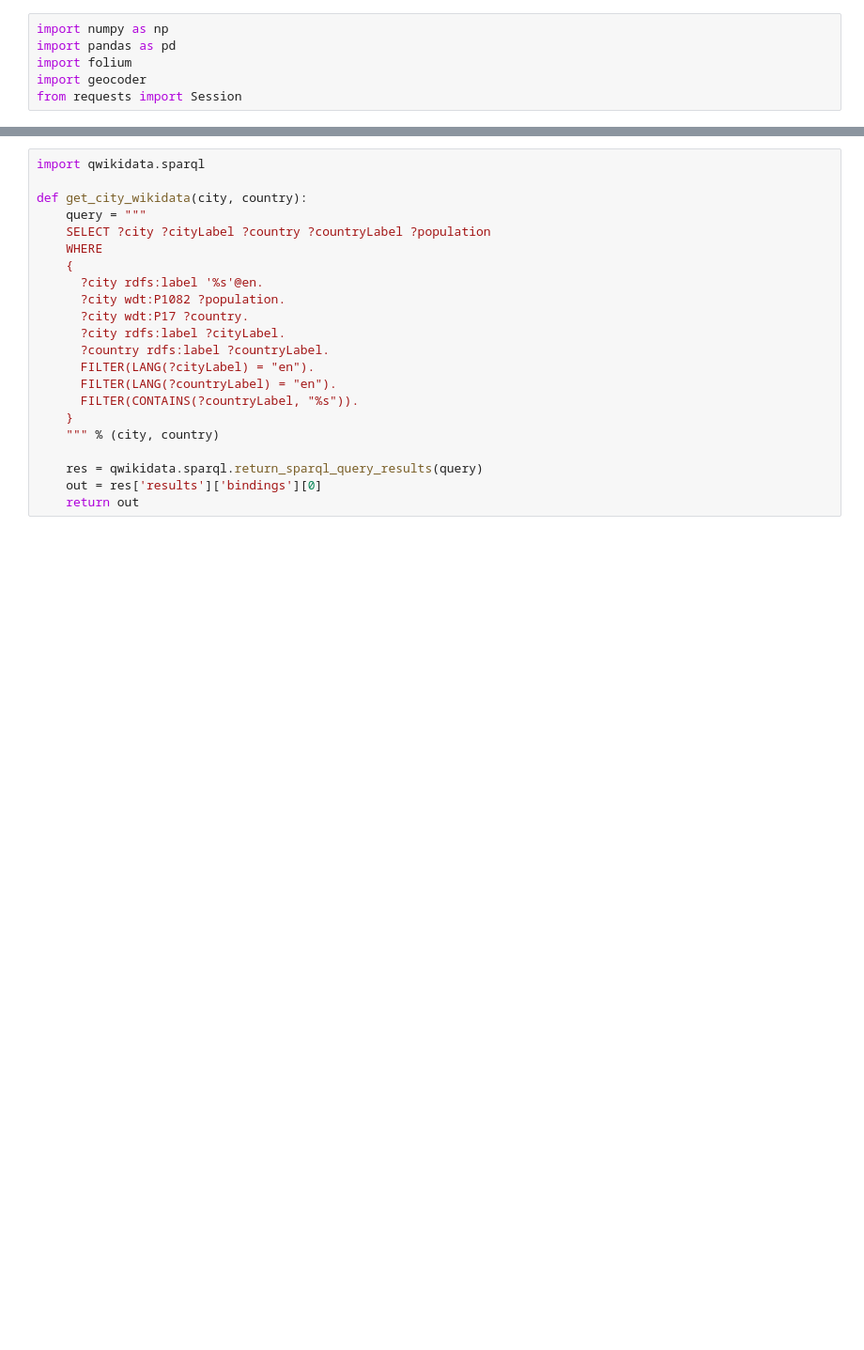
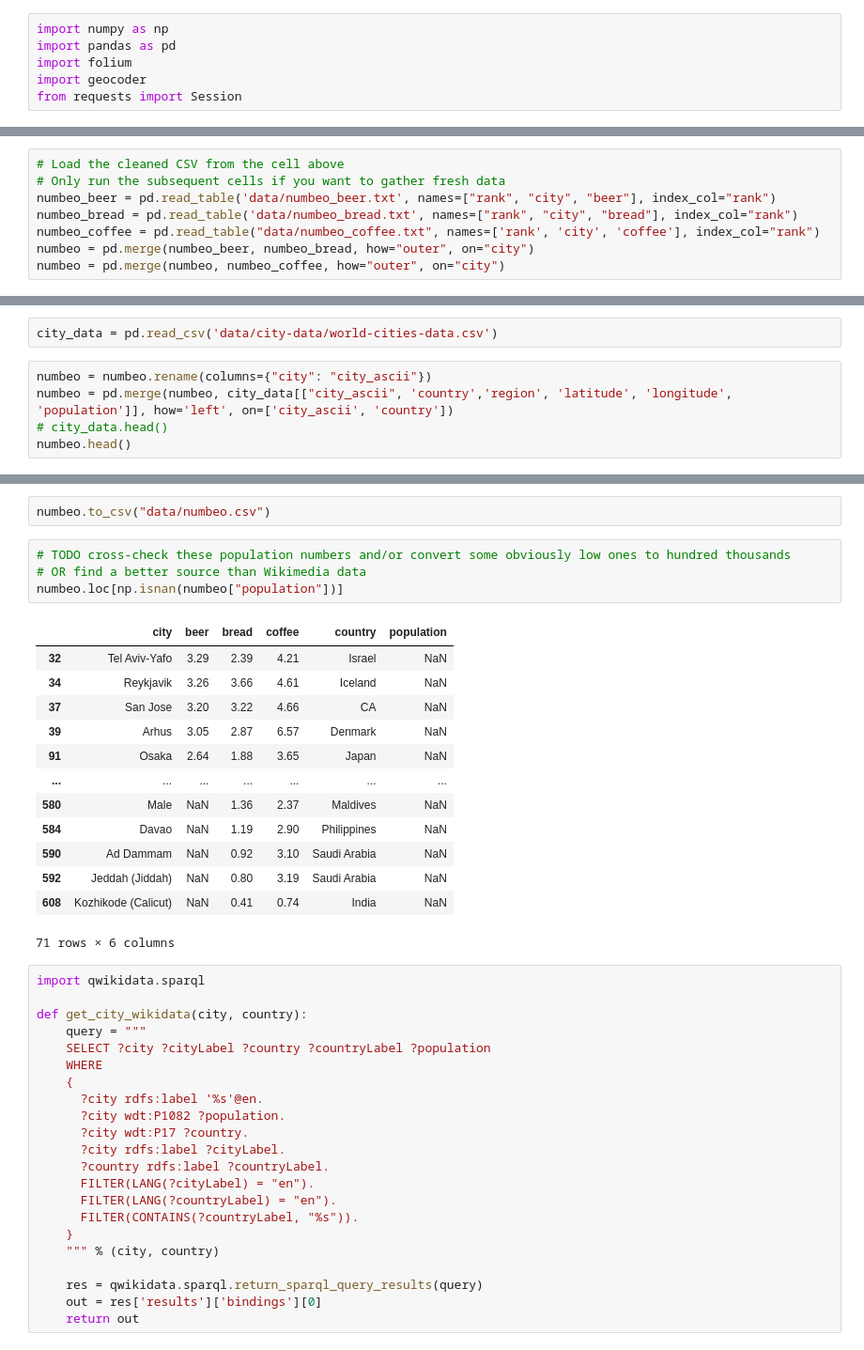
Before and after one commit to christalee/cost-of-drinking, a Jupyter notebook: cola-map.ipynb, the cells around one changed output, grey strips where cells are left out. Shown at 94% size. Drawn from its saved outputs; the diff is of its cells as text; blank space fills up the shorter version.

```diff
--- a/cola-map.ipynb
+++ b/cola-map.ipynb
@@ -6,0 +9,8 @@ from requests import Session
+# %%
+# Load the cleaned CSV from the cell above
+# Only run the subsequent cells if you want to gather fresh data
+numbeo_beer = pd.read_table('data/numbeo_beer.txt', names=["rank", "city", "beer"], index_col="rank")
+numbeo_bread = pd.read_table('data/numbeo_bread.txt', names=["rank", "city", "bread"], index_col="rank")
+numbeo_coffee = pd.read_table("data/numbeo_coffee.txt", names=['rank', 'city', 'coffee'], index_col="rank")
+numbeo = pd.merge(numbeo_beer, numbeo_bread, how="outer", on="city")
+numbeo = pd.merge(numbeo, numbeo_coffee, how="outer", on="city")
@@ -6,0 +20,7 @@ from requests import Session
+# %%
+city_data = pd.read_csv('data/city-data/world-cities-data.csv')
+# %%
+numbeo = numbeo.rename(columns={"city": "city_ascii"})
+numbeo = pd.merge(numbeo, city_data[["city_ascii", 'country','region', 'latitude', 'longitude', 'population']], how='left', on=['city_ascii', 'country'])
+# city_data.head()
+numbeo.head()
@@ -7,3 +34,23 @@ from requests import Session
+# %%
+numbeo.to_csv("data/numbeo.csv")
+# %%
+# TODO cross-check these population numbers and/or convert some obviously low ones to hundred thousands
+# OR find a better source than Wikimedia data
+numbeo.loc[np.isnan(numbeo["population"])]
+# %% [output]
+|  | city | beer | bread | coffee | country | population |
+| 32 | Tel Aviv-Yafo | 3.29 | 2.39 | 4.21 | Israel | NaN |
+| 34 | Reykjavik | 3.26 | 3.66 | 4.61 | Iceland | NaN |
+| 37 | San Jose | 3.20 | 3.22 | 4.66 | CA | NaN |
+| 39 | Arhus | 3.05 | 2.87 | 6.57 | Denmark | NaN |
+| 91 | Osaka | 2.64 | 1.88 | 3.65 | Japan | NaN |
+| ... | ... | ... | ... | ... | ... | ... |
+| 580 | Male | NaN | 1.36 | 2.37 | Maldives | NaN |
+| 584 | Davao | NaN | 1.19 | 2.90 | Philippines | NaN |
+| 590 | Ad Dammam | NaN | 0.92 | 3.10 | Saudi Arabia | NaN |
+| 592 | Jeddah (Jiddah) | NaN | 0.80 | 3.19 | Saudi Arabia | NaN |
+| 608 | Kozhikode (Calicut) | NaN | 0.41 | 0.74 | India | NaN |
+71 rows × 6 columns
 # %%
 import qwikidata.sparql
 
```
Also changed, not shown: parts of 19 cells of this notebook, 1 other file.
